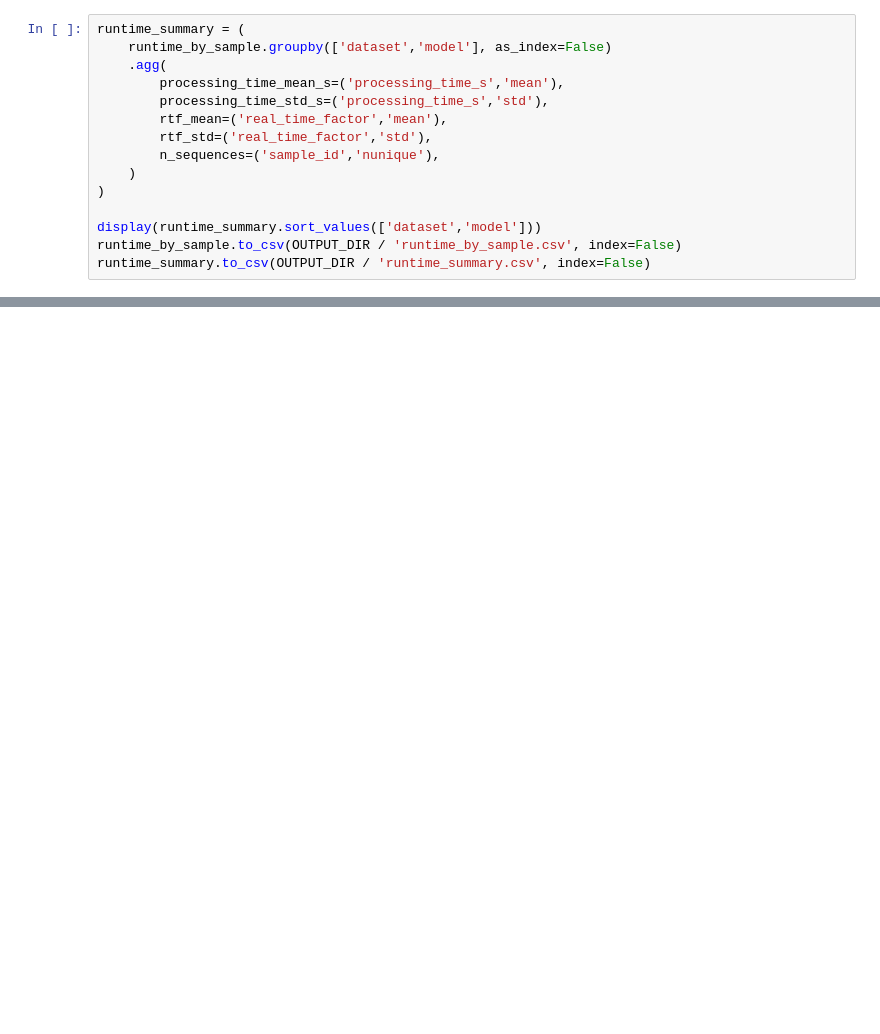
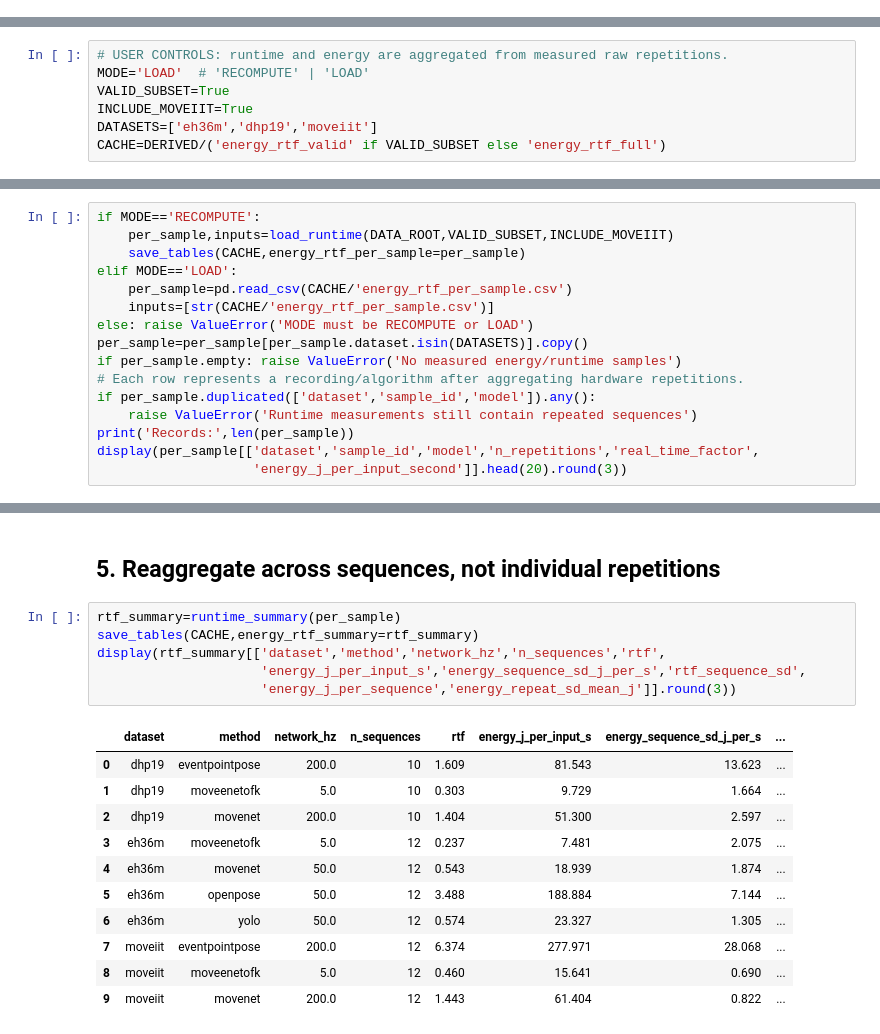
Before and after one commit to DariaBerretta/MoveEnet_OFK, a Jupyter notebook: moveEnetFlow/experiments/ExpEnergy/Notebooks/Sequence_Runtime_Analysis.ipynb, the cells around one changed output, grey strips where cells are left out. Cells and saved outputs as stored; diff of their text form; blank space fills up the shorter version.

```diff
--- a/moveEnetFlow/experiments/ExpEnergy/Notebooks/Sequence_Runtime_Analysis.ipynb
+++ b/moveEnetFlow/experiments/ExpEnergy/Notebooks/Sequence_Runtime_Analysis.ipynb
@@ -147,15 +0,0 @@ Interpretation of RTF:
-# %%
-runtime_summary = (
-    runtime_by_sample.groupby(['dataset','model'], as_index=False)
-    .agg(
-        processing_time_mean_s=('processing_time_s','mean'),
-        processing_time_std_s=('processing_time_s','std'),
-        rtf_mean=('real_time_factor','mean'),
-        rtf_std=('real_time_factor','std'),
-        n_sequences=('sample_id','nunique'),
-    )
-)
-
-display(runtime_summary.sort_values(['dataset','model']))
-runtime_by_sample.to_csv(OUTPUT_DIR / 'runtime_by_sample.csv', index=False)
-runtime_summary.to_csv(OUTPUT_DIR / 'runtime_summary.csv', index=False)
@@ -191,0 +51,7 @@ for dataset in ['h36m', 'dhp19']:
+# %%
+# USER CONTROLS: runtime and energy are aggregated from measured raw repetitions.
+MODE='LOAD'  # 'RECOMPUTE' | 'LOAD'
+VALID_SUBSET=True
+INCLUDE_MOVEIIT=True
+DATASETS=['eh36m','dhp19','moveiit']
+CACHE=DERIVED/('energy_rtf_valid' if VALID_SUBSET else 'energy_rtf_full')
@@ -191,0 +105,16 @@ for dataset in ['h36m', 'dhp19']:
+# %%
+if MODE=='RECOMPUTE':
+    per_sample,inputs=load_runtime(DATA_ROOT,VALID_SUBSET,INCLUDE_MOVEIIT)
+    save_tables(CACHE,energy_rtf_per_sample=per_sample)
+elif MODE=='LOAD':
+    per_sample=pd.read_csv(CACHE/'energy_rtf_per_sample.csv')
+    inputs=[str(CACHE/'energy_rtf_per_sample.csv')]
+else: raise ValueError('MODE must be RECOMPUTE or LOAD')
+per_sample=per_sample[per_sample.dataset.isin(DATASETS)].copy()
+if per_sample.empty: raise ValueError('No measured energy/runtime samples')
+# Each row represents a recording/algorithm after aggregating hardware repetitions.
+if per_sample.duplicated(['dataset','sample_id','model']).any():
+    raise ValueError('Runtime measurements still contain repeated sequences')
+print('Records:',len(per_sample))
+display(per_sample[['dataset','sample_id','model','n_repetitions','real_time_factor',
+                    'energy_j_per_input_second']].head(20).round(3))
@@ -191,0 +140,20 @@ for dataset in ['h36m', 'dhp19']:
+# %% [markdown]
+## 5. Reaggregate across sequences, not individual repetitions
+# %%
+rtf_summary=runtime_summary(per_sample)
+save_tables(CACHE,energy_rtf_summary=rtf_summary)
+display(rtf_summary[['dataset','method','network_hz','n_sequences','rtf',
+                     'energy_j_per_input_s','energy_sequence_sd_j_per_s','rtf_sequence_sd',
+                     'energy_j_per_sequence','energy_repeat_sd_mean_j']].round(3))
+# %% [output]
+|  | dataset | method | network_hz | n_sequences | rtf | energy_j_per_input_s | energy_sequence_sd_j_per_s | ... |
+| 0 | dhp19 | eventpointpose | 200.0 | 10 | 1.609 | 81.543 | 13.623 | ... |
+| 1 | dhp19 | moveenetofk | 5.0 | 10 | 0.303 | 9.729 | 1.664 | ... |
+| 2 | dhp19 | movenet | 200.0 | 10 | 1.404 | 51.300 | 2.597 | ... |
+| 3 | eh36m | moveenetofk | 5.0 | 12 | 0.237 | 7.481 | 2.075 | ... |
+| 4 | eh36m | movenet | 50.0 | 12 | 0.543 | 18.939 | 1.874 | ... |
+| 5 | eh36m | openpose | 50.0 | 12 | 3.488 | 188.884 | 7.144 | ... |
+| 6 | eh36m | yolo | 50.0 | 12 | 0.574 | 23.327 | 1.305 | ... |
+| 7 | moveiit | eventpointpose | 200.0 | 12 | 6.374 | 277.971 | 28.068 | ... |
+| 8 | moveiit | moveenetofk | 5.0 | 12 | 0.460 | 15.641 | 0.690 | ... |
+| 9 | moveiit | movenet | 200.0 | 12 | 1.443 | 61.404 | 0.822 | ... |
```
Also changed, not shown: parts of 19 cells of this notebook, 2 other files.
